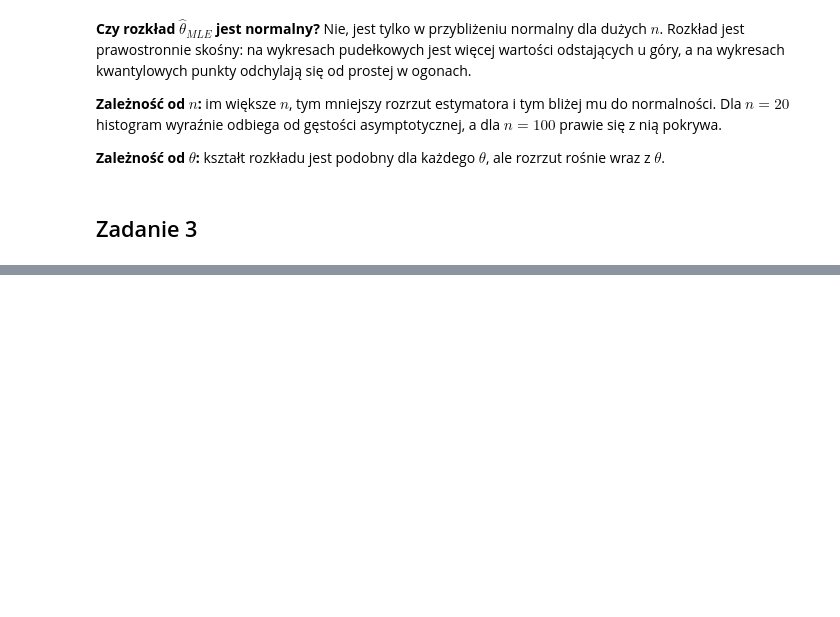
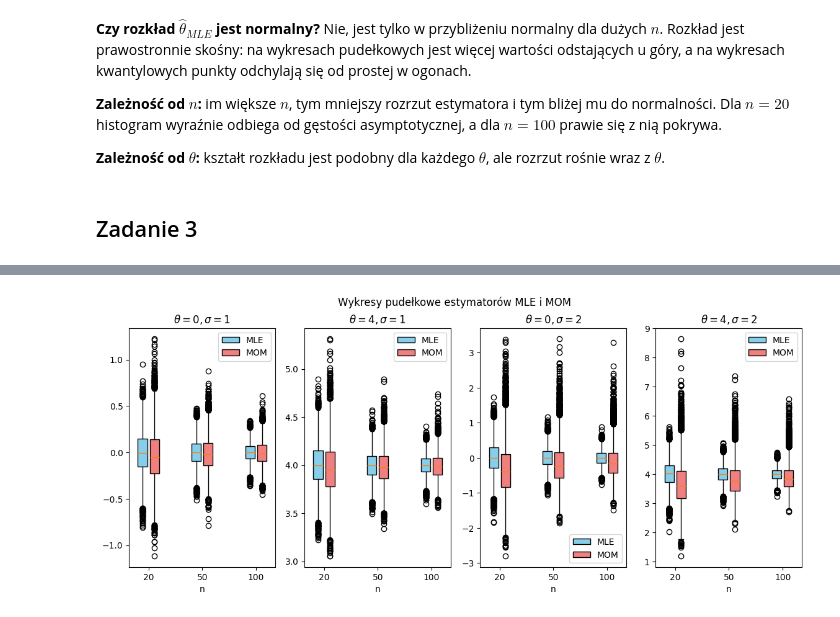
Before and after one commit to BartoszKruszewski/courses-uwr, a Jupyter notebook: Statystyka z modelami liniowymi/Pracownia2/pracownia.ipynb, the cells around one changed output, grey strips where cells are left out. Cells and saved outputs as stored; diff of their text form; code cells hidden in the pictures; blank space fills up the shorter version.

```diff
--- a/Statystyka z modelami liniowymi/Pracownia2/pracownia.ipynb
+++ b/Statystyka z modelami liniowymi/Pracownia2/pracownia.ipynb
@@ -243,0 +287,36 @@ plt.show()
+# %%
+fig, axes = plt.subplots(1, 4, figsize=(14, 5))
+offset = 0.22
+positions = np.arange(len(ns)) * 2
+
+for ax, (theta, sigma) in zip(axes, thetas_sigmas):
+    mle_data = [ests4_mle[(n, theta, sigma)] for n in ns]
+    mom_data = [ests4_mom[(n, theta, sigma)] for n in ns]
+
+    ax.boxplot(
+        mle_data,
+        positions=positions - offset,
+        widths=0.35,
+        patch_artist=True,
+        boxprops=dict(facecolor="skyblue"),
+        label="MLE",
+    )
+    ax.boxplot(
+        mom_data,
+        positions=positions + offset,
+        widths=0.35,
+        patch_artist=True,
+        boxprops=dict(facecolor="lightcoral"),
+        label="MOM",
+    )
+
+    ax.set_xticks(positions)
+    ax.set_xticklabels(ns)
+    ax.set_xlabel("n")
+    ax.set_title(rf"$\theta={theta}, \sigma={sigma}$")
+    ax.legend()
+
+fig.suptitle("Wykresy pudełkowe estymatorów MLE i MOM")
+plt.show()
+# %% [output]
+[figure, added]
```
Also changed, not shown: parts of 9 cells of this notebook, 10 other files.
